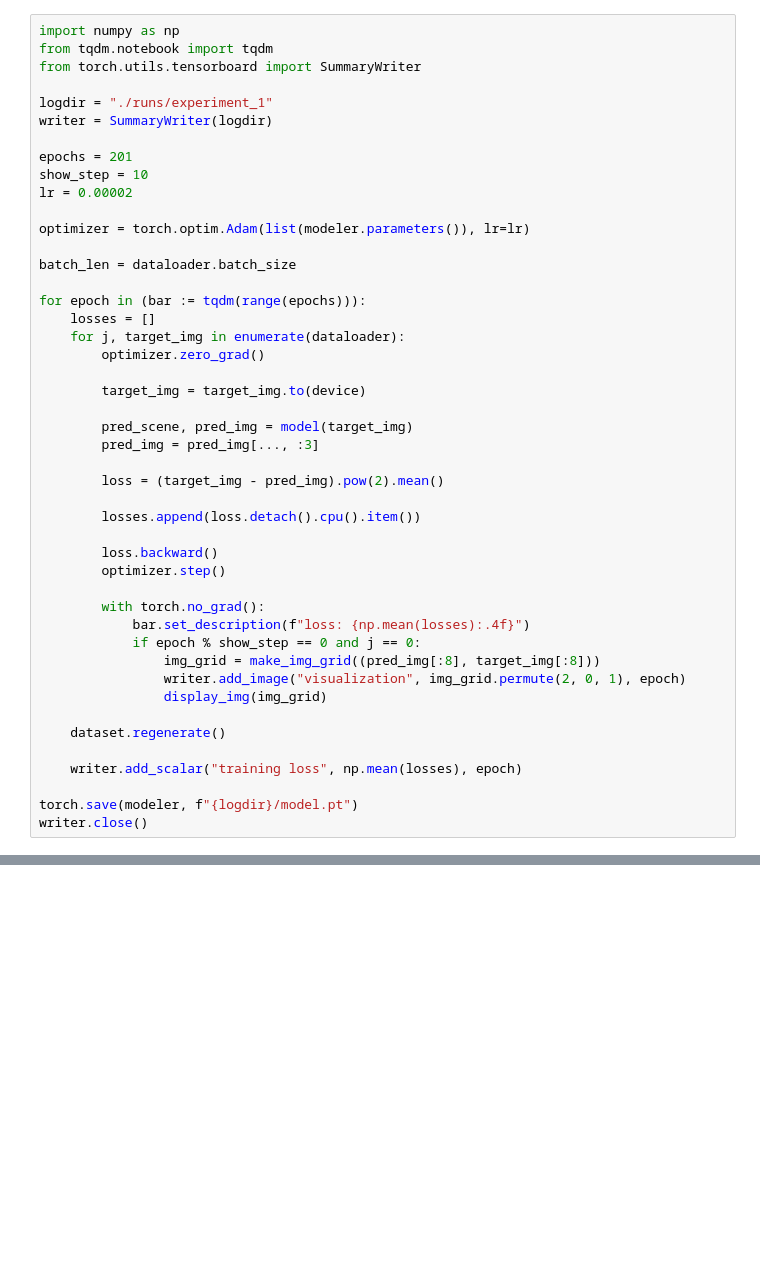
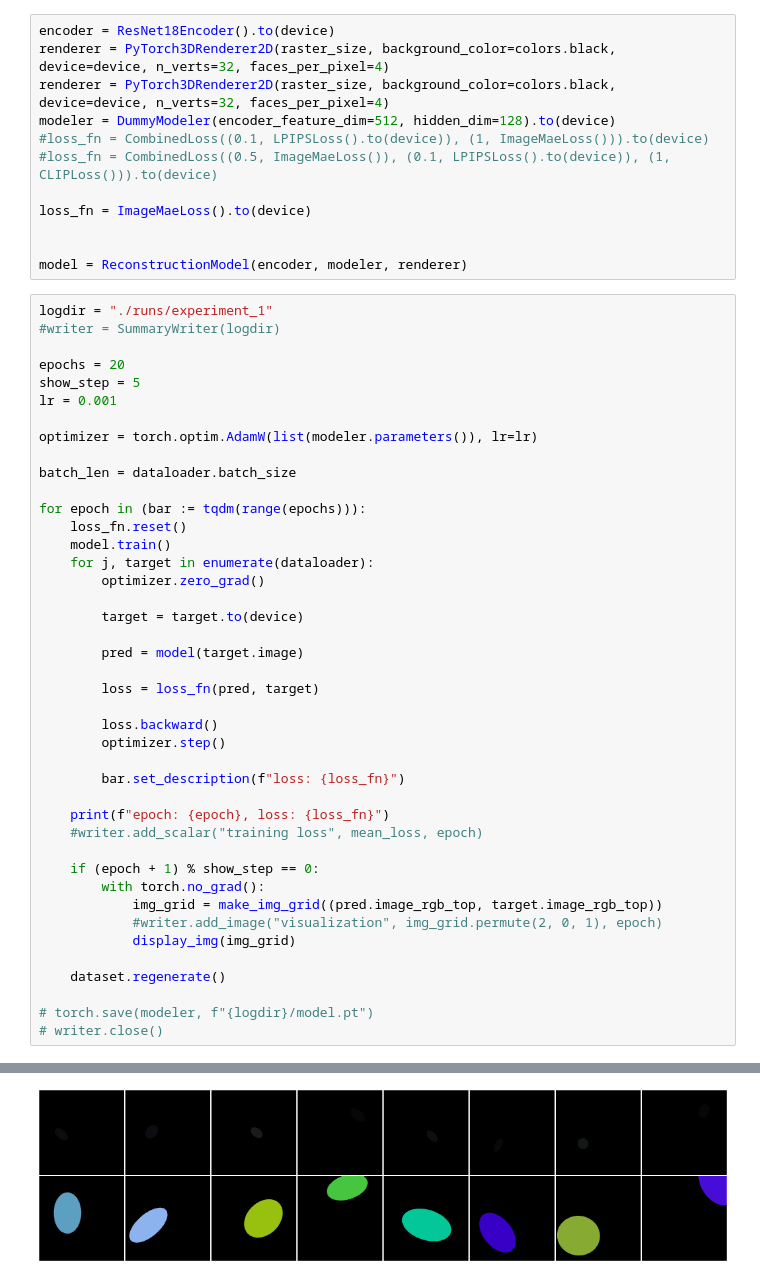
Before and after one commit to Antollo/lcmr, a Jupyter notebook: notebooks/training_playground.ipynb, the cells around one changed output, grey strips where cells are left out. Drawn from its saved outputs; the diff is of its cells as text; blank space fills up the shorter version.

```diff
--- a/notebooks/training_playground.ipynb
+++ b/notebooks/training_playground.ipynb
@@ -27,46 +26,55 @@ model = ReconstructionModel(encoder, modeler, renderer)
+# %%
+encoder = ResNet18Encoder().to(device)
+renderer = PyTorch3DRenderer2D(raster_size, background_color=colors.black, device=device, n_verts=32, faces_per_pixel=4)
+renderer = PyTorch3DRenderer2D(raster_size, background_color=colors.black, device=device, n_verts=32, faces_per_pixel=4)
+modeler = DummyModeler(encoder_feature_dim=512, hidden_dim=128).to(device)
+#loss_fn = CombinedLoss((0.1, LPIPSLoss().to(device)), (1, ImageMaeLoss())).to(device)
+#loss_fn = CombinedLoss((0.5, ImageMaeLoss()), (0.1, LPIPSLoss().to(device)), (1, CLIPLoss())).to(device)
+
+loss_fn = ImageMaeLoss().to(device)
+
+
+model = ReconstructionModel(encoder, modeler, renderer)
 # %%
-import numpy as np
-from tqdm.notebook import tqdm
-from torch.utils.tensorboard import SummaryWriter
+logdir = "./runs/experiment_1"
+#writer = SummaryWriter(logdir)
 
-logdir = "./runs/experiment_1"
-writer = SummaryWriter(logdir)
+epochs = 20
+show_step = 5
+lr = 0.001
 
-epochs = 201
-show_step = 10
-lr = 0.00002
-
-optimizer = torch.optim.Adam(list(modeler.parameters()), lr=lr)
+optimizer = torch.optim.AdamW(list(modeler.parameters()), lr=lr)
 
 batch_len = dataloader.batch_size
 
 for epoch in (bar := tqdm(range(epochs))):
-    losses = []
-    for j, target_img in enumerate(dataloader):
+    loss_fn.reset()
+    model.train()
+    for j, target in enumerate(dataloader):
         optimizer.zero_grad()
 
-        target_img = target_img.to(device)
+        target = target.to(device)
 
-        pred_scene, pred_img = model(target_img)
-        pred_img = pred_img[..., :3]
+        pred = model(target.image)
 
-        loss = (target_img - pred_img).pow(2).mean()
-
-        losses.append(loss.detach().cpu().item())
+        loss = loss_fn(pred, target)
 
         loss.backward()
         optimizer.step()
 
+        bar.set_description(f"loss: {loss_fn}")
+
+    print(f"epoch: {epoch}, loss: {loss_fn}")
+    #writer.add_scalar("training loss", mean_loss, epoch)
+
+    if (epoch + 1) % show_step == 0:
         with torch.no_grad():
-            bar.set_description(f"loss: {np.mean(losses):.4f}")
-            if epoch % show_step == 0 and j == 0:
-                img_grid = make_img_grid((pred_img[:8], target_img[:8]))
-                writer.add_image("visualization", img_grid.permute(2, 0, 1), epoch)
-                display_img(img_grid)
+            img_grid = make_img_grid((pred.image_rgb_top, target.image_rgb_top))
+            #writer.add_image("visualization", img_grid.permute(2, 0, 1), epoch)
+            display_img(img_grid)
 
     dataset.regenerate()
 
-    writer.add_scalar("training loss", np.mean(losses), epoch)
-
-torch.save(modeler, f"{logdir}/model.pt")
-writer.close()
+# torch.save(modeler, f"{logdir}/model.pt")
+# writer.close()
+# %% [output]
@@ -72,0 +86 @@ writer.close()
+[figure, added]
```
Also changed, not shown: parts of 3 cells of this notebook, 30 other files.
